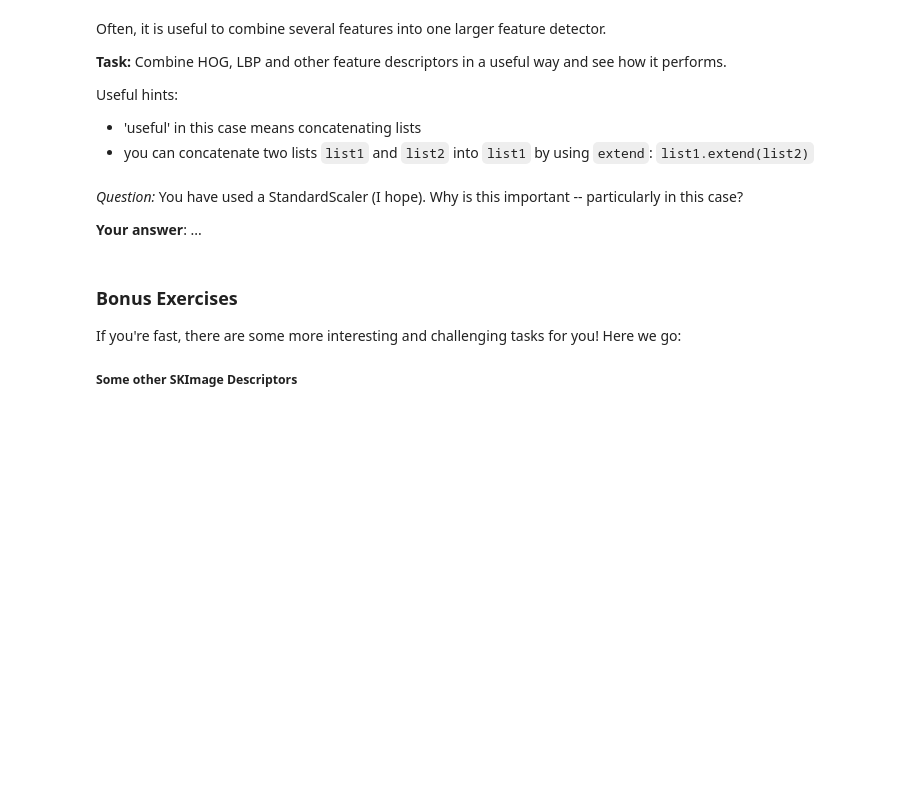
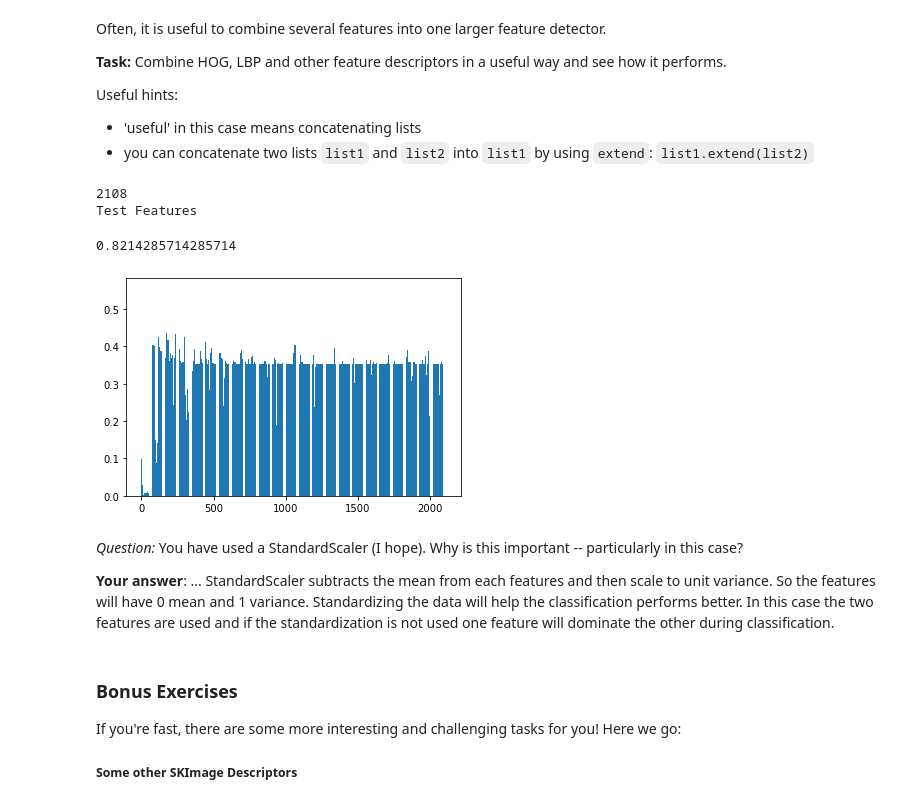
Before and after one commit to hy-23/ML_Lab2020, a Jupyter notebook: Notebooks/3_Features/3_Features_students.ipynb, the cells around one changed output. Drawn from its saved outputs; the diff is of its cells as text; code cells hidden in the pictures; blank space fills up the shorter version.

```diff
--- a/Notebooks/3_Features/3_Features_students.ipynb
+++ b/Notebooks/3_Features/3_Features_students.ipynb
@@ -327,28 +367,52 @@ Useful hints:
 # %%
 def combined_features(input_image):
     # compute a list that contains the entries of several feature vectors
-    combined_features = []
+
+    lbp_histogram = skimage_lbp_histogram(skimage_lbp(input_image[:,:,0], P=8, R=1.0, method='nri_uniform'))
+    lbp_features = normalise_histogram(lbp_histogram)
+
+    hog_features, img = skimage_hog(input_image, orientations=8, pixels_per_cell=(32, 32),
+                    cells_per_block=(1, 1), visualize=True, multichannel=True)
+
+    #print (lbp_features.shape,hog_features.shape)
+
+    combined_features = np.concatenate((lbp_features, hog_features),axis=0)
     return combined_features
 
 def create_feature_vectors(data):
     # data is a list of images, feature_data is a list of corresponding feature vectors
     feature_data = []
+    patch_list = [extract_patch(item) for item in data]
+    for image in patch_list:
+        lbp_histogram = skimage_lbp_histogram(skimage_lbp(image, P=8, R=1.0, method='nri_uniform'))
+        lbp_features = normalise_histogram(lbp_histogram)
+
+        hog_features, img = skimage_hog(image, orientations=8, pixels_per_cell=(32, 32),
+                    cells_per_block=(1, 1), visualize=True, multichannel=False)
+
+        combined_features = np.concatenate((lbp_features, hog_features),axis=0)
+        feature_data.append(combined_features)
     return feature_data
 
 sample_image = cv2.imread('sample.jpg')
 hist = combined_features(sample_image)
 print(len(hist))
 pyplot.bar(range(len(hist)), hist)
 
 train_features = np.array(create_feature_vectors(train_data), dtype=np.float64)
 test_features = np.array(create_feature_vectors(test_data), dtype=np.float64)
 
 print('Test Features')
 train_and_test(train_features, train_labels, test_features, test_labels)
+# %% [output]
+2108
+Test Features
+0.8214285714285714
+[figure, added]
-# %% [markdown]
-*Question:* You have used a StandardScaler (I hope). Why is this important -- particularly in this case?
-
-**Your answer**: ...
+# %% [markdown]
+*Question:* You have used a StandardScaler (I hope). Why is this important -- particularly in this case?
+
+**Your answer**: ... StandardScaler subtracts the mean from each features and then scale to unit variance. So the features will have 0 mean and 1 variance. Standardizing the data will help the classification performs better. In this case the two features are used and if the standardization is not used one feature will dominate the other during classification.
 # %% [markdown]
 ### Bonus Exercises
 
```
Also changed, not shown: parts of 14 cells of this notebook, 1 other file.
